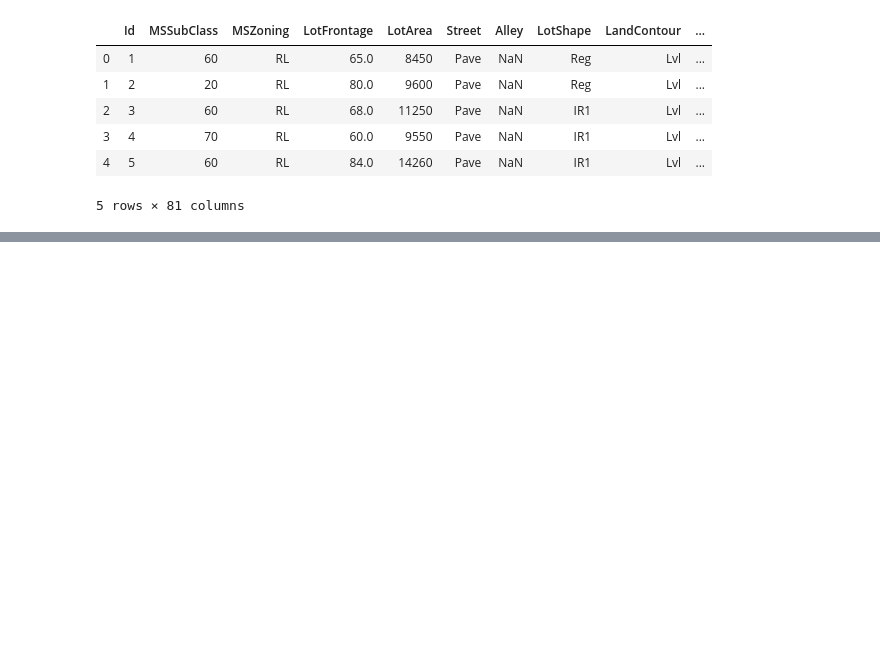
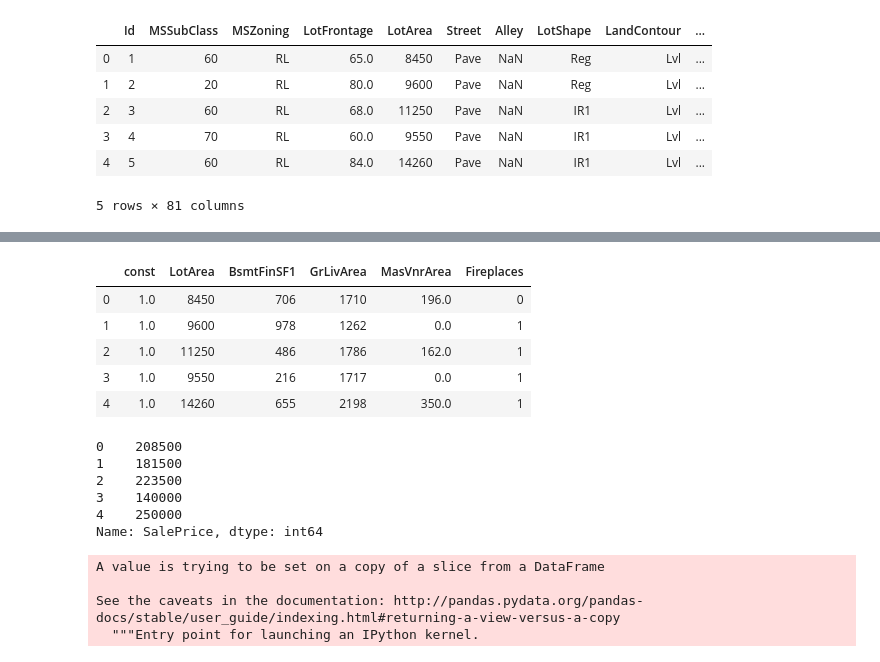
Before and after one commit to erdosn/mod2-sec18-linear-regression, a Jupyter notebook: linear-regression.ipynb, the cells around one changed output, grey strips where cells are left out. Cells and saved outputs as stored; diff of their text form; code cells hidden in the pictures; blank space fills up the shorter version.

```diff
--- a/linear-regression.ipynb
+++ b/linear-regression.ipynb
@@ -25,0 +142,30 @@ df.head()
+# %%
+X = sm.add_constant(X)
+X.head()
+# %% [output]
+|  | const | LotArea | BsmtFinSF1 | GrLivArea | MasVnrArea | Fireplaces |
+| 0 | 1.0 | 8450 | 706 | 1710 | 196.0 | 0 |
+| 1 | 1.0 | 9600 | 978 | 1262 | 0.0 | 1 |
+| 2 | 1.0 | 11250 | 486 | 1786 | 162.0 | 1 |
+| 3 | 1.0 | 9550 | 216 | 1717 | 0.0 | 1 |
+| 4 | 1.0 | 14260 | 655 | 2198 | 350.0 | 1 |
+# %%
+y = numerical_df['SalePrice']
+y.head()
+# %% [output]
+0    208500
+1    181500
+2    223500
+3    140000
+4    250000
+Name: SalePrice, dtype: int64
+# %%
+numerical_df.dropna(axis=0, inplace=True)
+X = numerical_df[cols] # create your X data
+X = sm.add_constant(X) # add a constant
+y = numerical_df['SalePrice'] # got our target data
+# %% [output]
+A value is trying to be set on a copy of a slice from a DataFrame
+
+See the caveats in the documentation: http://pandas.pydata.org/pandas-docs/stable/user_guide/indexing.html#returning-a-view-versus-a-copy
+  """Entry point for launching an IPython kernel.
```
Also changed, not shown: parts of 25 cells of this notebook, 3 other files.
